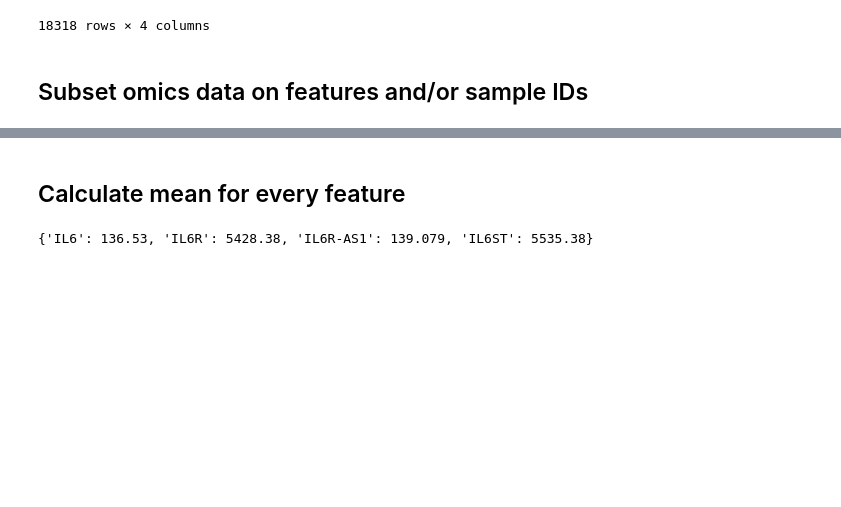
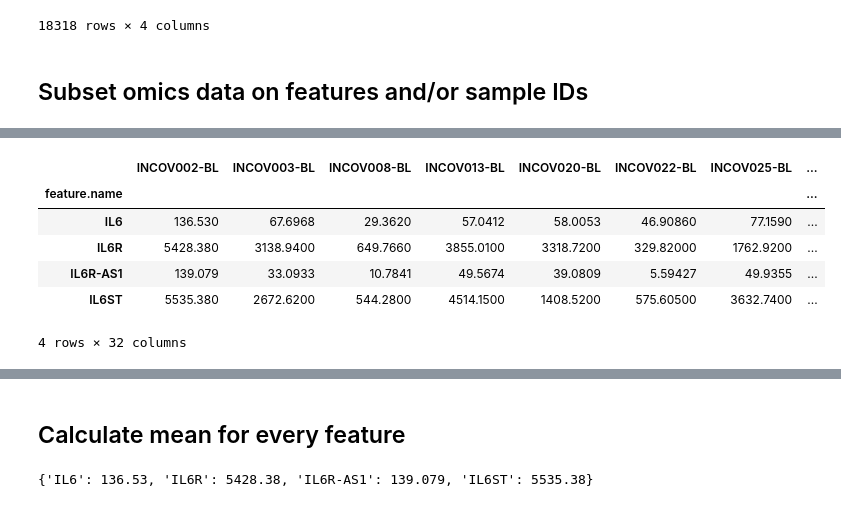
Before and after one commit to Xomics/TWOCdemonstrator, a Jupyter notebook: tools/python_read_omics/IL6.ipynb, the cells around one changed output, grey strips where cells are left out. Cells and saved outputs as stored; diff of their text form; code cells hidden in the pictures; blank space fills up the shorter version.

Commit message:
IL6 update
IL6 feature value for covid & icu/non-icu

```diff
--- a/tools/python_read_omics/IL6.ipynb
+++ b/tools/python_read_omics/IL6.ipynb
@@ -83,2 +121,25 @@ create_feature_PID(transcriptomics_feature_metadata)
+# %%
+features_list = ['IL6', 'IL6R', 'IL6R-AS1','IL6ST']
+
+#SampleID_CovidAndICU, only -BL, no -AB
+sample_list = ["INCOV002-BL","INCOV003-BL","INCOV008-BL","INCOV013-BL","INCOV020-BL","INCOV022-BL","INCOV025-BL","INCOV026-BL",
+"INCOV029-BL","INCOV031-BL","INCOV032-BL","INCOV035-BL","INCOV047-BL","INCOV048-BL","INCOV051-BL","INCOV053-BL","INCOV055-BL",
+"INCOV070-BL", "INCOV071-BL","INCOV072-BL","INCOV075-BL","INCOV080-BL","INCOV086-BL","INCOV087-BL","INCOV096-BL","INCOV106-BL",
+"INCOV111-BL","INCOV115-BL","INCOV130-BL","INCOV137-BL","INCOV142-BL","INCOV147-BL"]
+
+#["INCOV002-AC","INCOV003-AC","INCOV013-AC","INCOV020-AC","INCOV022-AC","INCOV025-AC","INCOV026-AC","INCOV029-AC","INCOV031-AC","INCOV032-AC"
+#,"INCOV035-AC" ,"INCOV047-AC","INCOV051-AC" ,"INCOV053-AC","INCOV070-AC","INCOV071-AC","INCOV072-AC","INCOV075-AC","INCOV080-AC","INCOV086-AC","INCOV087-AC","INCOV096-AC"
+#,"INCOV106-AC","INCOV111-AC","INCOV115-AC","INCOV130-AC","INCOV137-AC" ,"INCOV142-AC"]
+
+df_subset = subset_omics_data(df, feature_list=features_list, sample_list=sample_list)
+df_subset
+# %% [output]
+|  | INCOV002-BL | INCOV003-BL | INCOV008-BL | INCOV013-BL | INCOV020-BL | INCOV022-BL | INCOV025-BL | ... |
+| feature.name |  |  |  |  |  |  |  | ... |
+| IL6 | 136.530 | 67.6968 | 29.3620 | 57.0412 | 58.0053 | 46.90860 | 77.1590 | ... |
+| IL6R | 5428.380 | 3138.9400 | 649.7660 | 3855.0100 | 3318.7200 | 329.82000 | 1762.9200 | ... |
+| IL6R-AS1 | 139.079 | 33.0933 | 10.7841 | 49.5674 | 39.0809 | 5.59427 | 49.9355 | ... |
+| IL6ST | 5535.380 | 2672.6200 | 544.2800 | 4514.1500 | 1408.5200 | 575.60500 | 3632.7400 | ... |
+4 rows × 32 columns
 # %%
 features_list = ['IL6', 'IL6R', 'IL6R-AS1','IL6ST']
```
Also changed, not shown: parts of 4 cells of this notebook, 1 other file.
